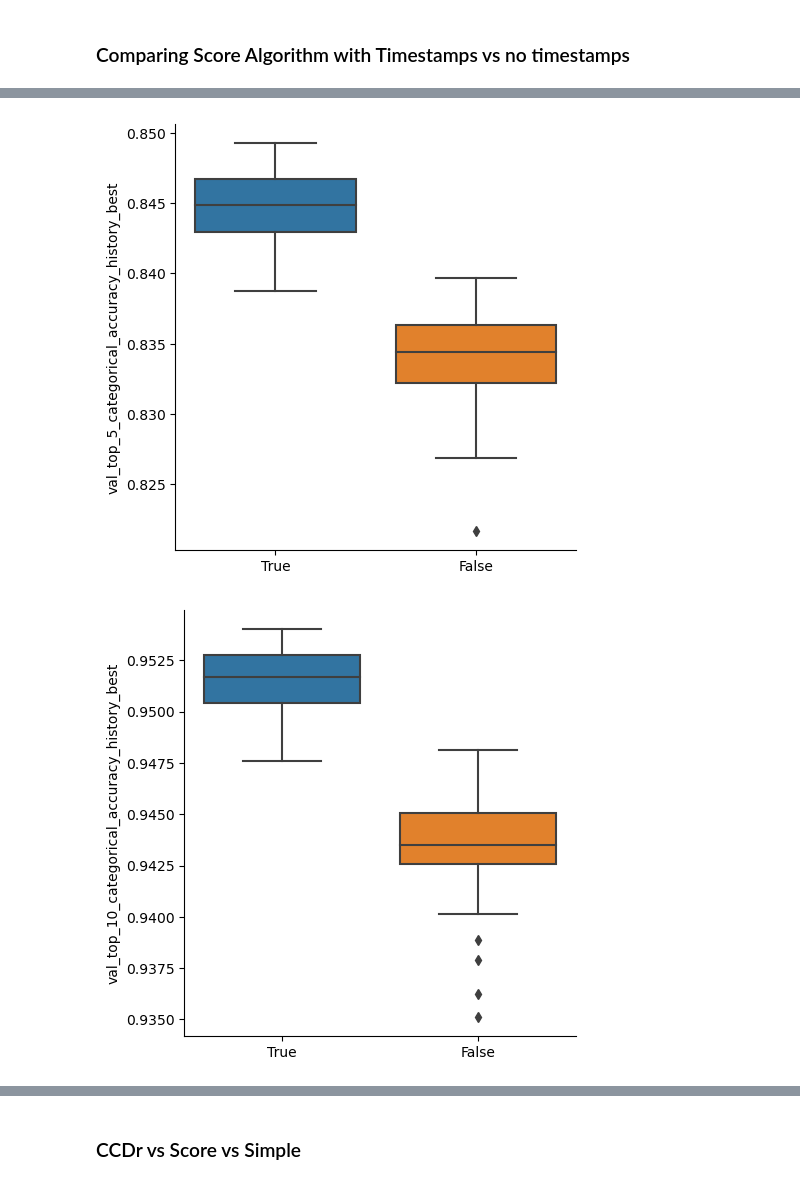
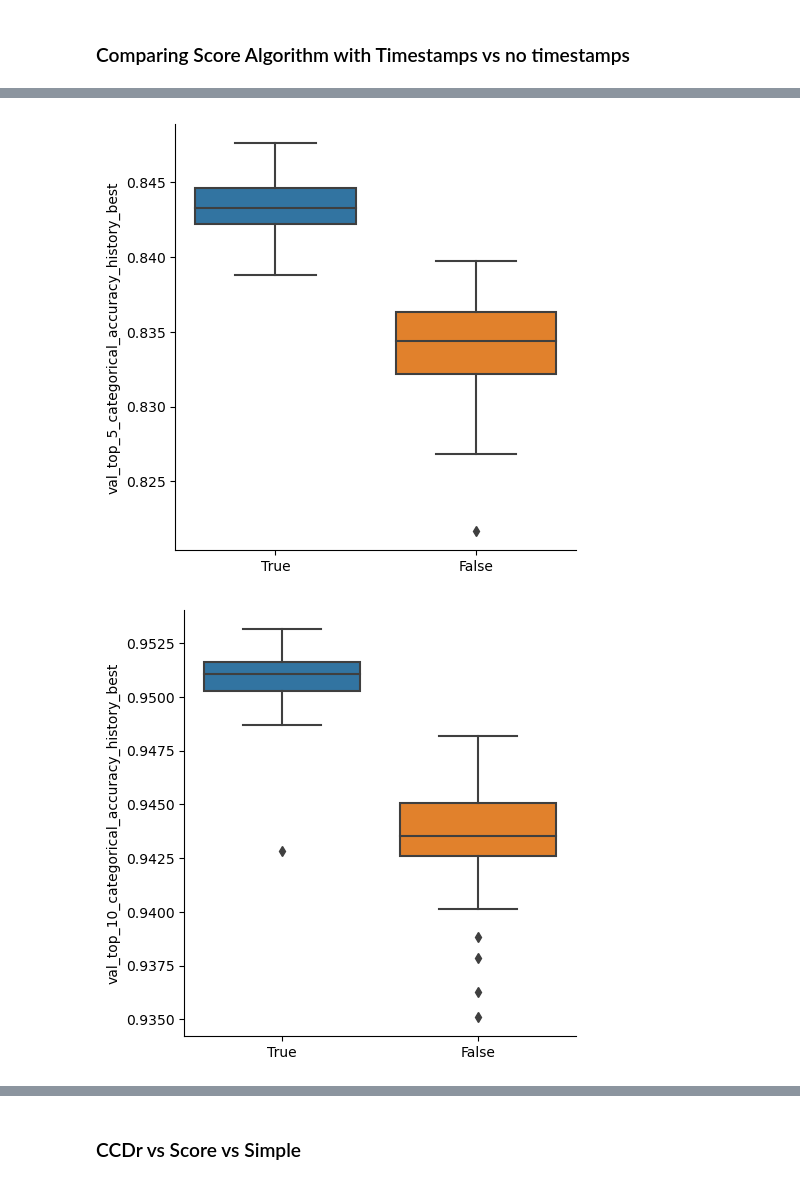
Before and after one commit to ralmasri/Domain-Guided-Monitoring, a Jupyter notebook: notebooks/knowledge_graphs.ipynb, the cells around one changed output, grey strips where cells are left out. Saved outputs shown, nothing was run; the diff lists cells and outputs as text; code cells hidden in the pictures.

Commit message:
added more plots

```diff
--- a/notebooks/knowledge_graphs.ipynb
+++ b/notebooks/knowledge_graphs.ipynb
@@ -80,0 +83,7 @@ def plot_best_metric_bar(metric_df, metric_names,
+# %%
+run_df = mlflow_helper.run_df[
+    (mlflow_helper.run_df['data_params_ExperimentConfigmax_data_size'] == '-1')
+    & (mlflow_helper.run_df['data_tags_model_type'].isin(['simple', 'causal_score', 'causal_CCDr', 'causal_GIES']))
+    & ((mlflow_helper.run_df['data_params_TimeSeriesTransformerConfigbin_overlap'].notnull()) | (mlflow_helper.run_df['data_tags_model_type'] == 'simple'))
+]
+run_df = mlflow_helper.load_best_metrics_for_ids(set(run_df["info_run_id"]))
@@ -80,0 +101,6 @@ def plot_best_metric_bar(metric_df, metric_names,
+# %%
+run_df = mlflow_helper.run_df[
+    (mlflow_helper.run_df['data_params_ExperimentConfigmax_data_size'] == '-1')
+    & (mlflow_helper.run_df['data_tags_model_type'].isin(['simple', 'causal_score', 'causal_CCDr']))
+]
+run_df = mlflow_helper.load_best_metrics_for_ids(set(run_df["info_run_id"]))
@@ -90,13 +138,14 @@ run_df = mlflow_helper.load_best_metrics_for_ids(set(run_df["info_run_id"]))
 # %%
 # Score algorithm with timestamp vs no timestamp
-plot_best_metric_bar(run_df, ['val_top_5_categorical_accuracy_history_best', 'val_top_10_categorical_accuracy_history_best'],
+score_df = run_df[run_df['data_tags_model_type'] == 'causal_score']
+plot_best_metric_bar(score_df, ['val_top_5_categorical_accuracy_history_best', 'val_top_10_categorical_accuracy_history_best'],
     x_feature_name='data_params_HuaweiPreprocessorConfigremove_dates_from_payload',
     x_order=['True', 'False'], # True = no timestamps, False = with timestamps
     titles= "Score algorithm {x_feature_name}"
 )
 # %% [output]
-[figure, old version]
+[figure, new version]
-[figure, old version]
+[figure, new version]
 # %%
 # accuracy_df = calculate_accuracies_per_percentiles(
 #    relevant_run_df=run_df, k=5, num_percentiles=10, num_input_percentiles=10,
```
Also changed, not shown: parts of 20 cells of this notebook.
